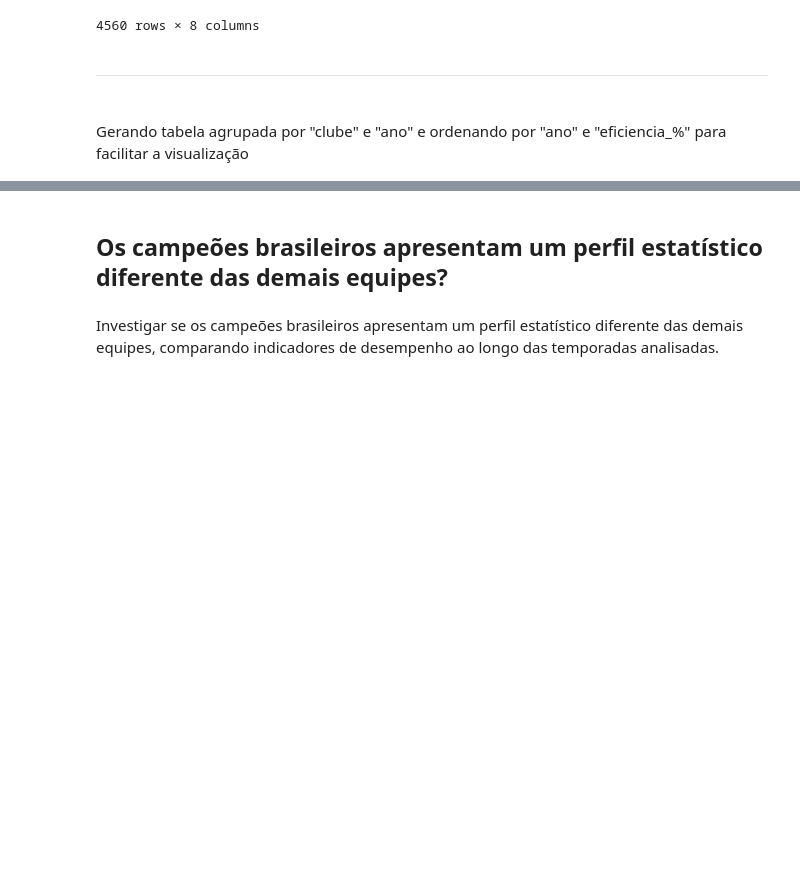
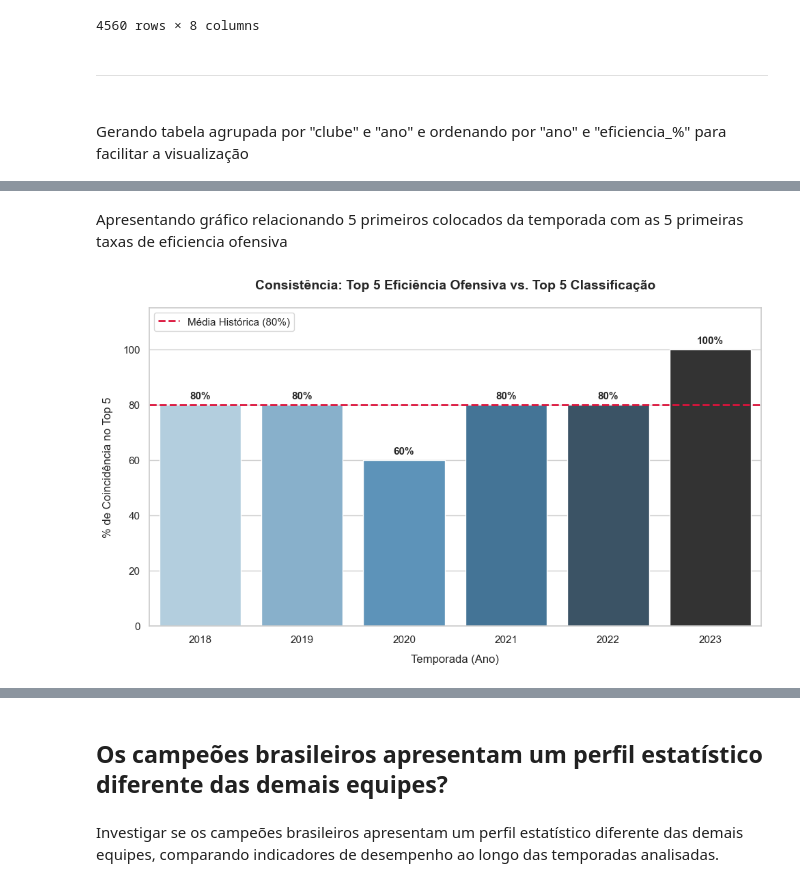
Before and after one commit to CharleneSantos/Caixaverso-FC5, a Jupyter notebook: notebooks/analises.ipynb, the cells around one changed output, grey strips where cells are left out. Drawn from its saved outputs; the diff is of its cells as text; code cells hidden in the pictures; blank space fills up the shorter version.

```diff
--- a/notebooks/analises.ipynb
+++ b/notebooks/analises.ipynb
@@ -1024,0 +1049,72 @@ plt.show()
+# %%
+# Unindo os dois rankings
+analise_completa = pd.merge(
+    colocacao[["ano", "clube", "ranking_pontos", "pontos"]],
+    eficiencia[["ano", "clube", "ranking_ofensivo", "eficiencia_%"]],
+    on=["ano", "clube"]
+)
+
+# Filtrando apenas quem está no Top 5 de AMBOS os critérios ao mesmo tempo
+
+times_em_ambos_top5 = analise_completa[
+    (analise_completa["ranking_ofensivo"] <= 5) &
+    (analise_completa["ranking_pontos"] <= 5)
+].sort_values(by=["ano", "ranking_pontos"])
+
+# Quantos por cento do Top 5 ofensivo entrou no Top 5 de pontos?
+taxa_sucesso = times_em_ambos_top5.groupby("ano")["clube"].count().reset_index()
+taxa_sucesso = taxa_sucesso.rename(columns={"clube": "quantidade_de_times"})
+taxa_sucesso["%_de_coincidencia"] = (taxa_sucesso["quantidade_de_times"] / 5) * 100
+# %% [markdown]
+Apresentando gráfico relacionando 5 primeiros colocados da temporada com as 5 primeiras taxas de eficiencia ofensiva
+# %%
+# 1. Configurar o estilo visual do gráfico
+sns.set_theme(style="whitegrid")
+plt.figure(figsize=(10, 6))
+
+# 2. Criar o gráfico de barras baseado na sua tabela 'taxa_sucesso'
+ax = sns.barplot(
+    data=taxa_sucesso,
+    x="ano",
+    y="%_de_coincidencia",
+    palette="Blues_d",
+    hue="ano",
+    legend=False
+)
+
+# 3. Adicionar a linha da média histórica (80%)
+media_historica = taxa_sucesso["%_de_coincidencia"].mean()
+plt.axhline(
+    y=media_historica,
+    color="crimson",
+    linestyle="--",
+    linewidth=2,
+    label=f"Média Histórica ({media_historica:.0f}%)"
+)
+
+# 4. Adicionar os rótulos de texto no topo de cada barra
+for p in ax.patches:
+    altura = p.get_height()
+    ax.annotate(
+        f'{altura:.0f}%',
+        (p.get_x() + p.get_width() / 2., altura),
+        ha='center',
+        va='center',
+        xytext=(0, 9),
+        textcoords='offset points',
+        fontsize=11,
+        weight='bold'
+    )
+
+# 5. Customizar títulos e eixos
+plt.title("Consistência: Top 5 Eficiência Ofensiva vs. Top 5 Classificação", fontsize=14, pad=20, weight='bold')
+plt.xlabel("Temporada (Ano)", fontsize=12, labelpad=10)
+plt.ylabel("% de Coincidência no Top 5", fontsize=12, labelpad=10)
+plt.ylim(0, 115) # Dá espaço para os rótulos de texto no topo
+plt.legend(loc="upper left", fontsize=11)
+
+# 6. Exibir o gráfico
+plt.tight_layout()
+plt.show()
+# %% [output]
+[figure, added]
```
Also changed, not shown: parts of 38 cells of this notebook, 1 other file.
